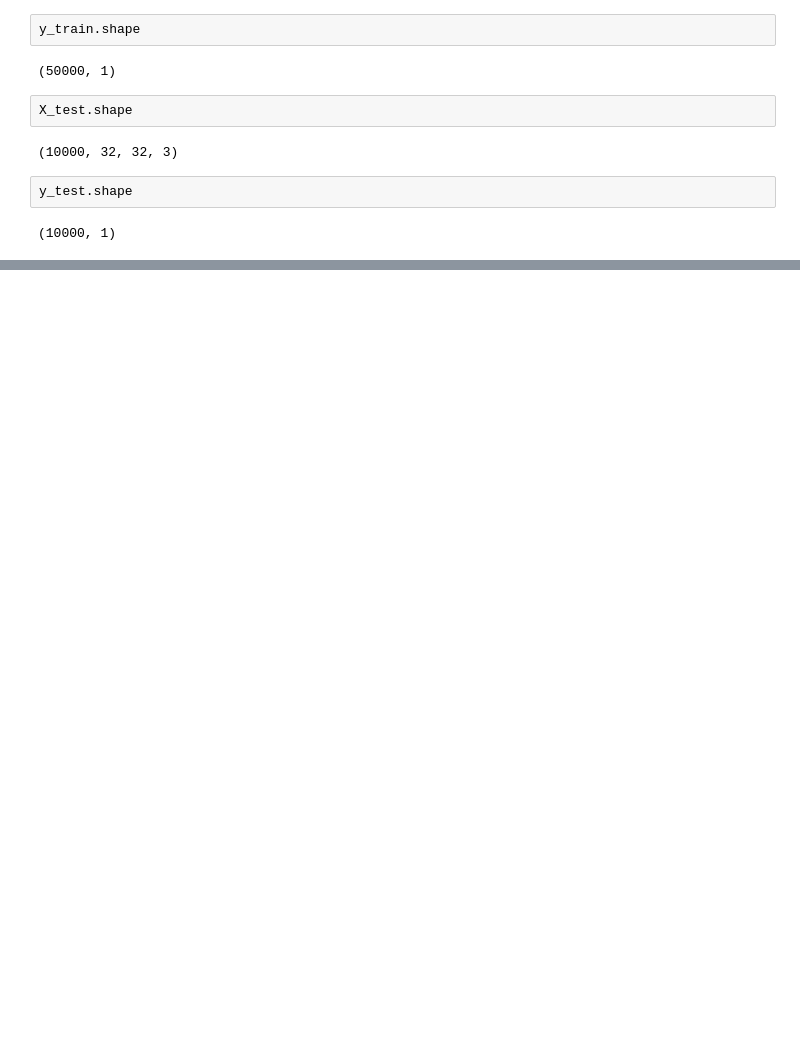
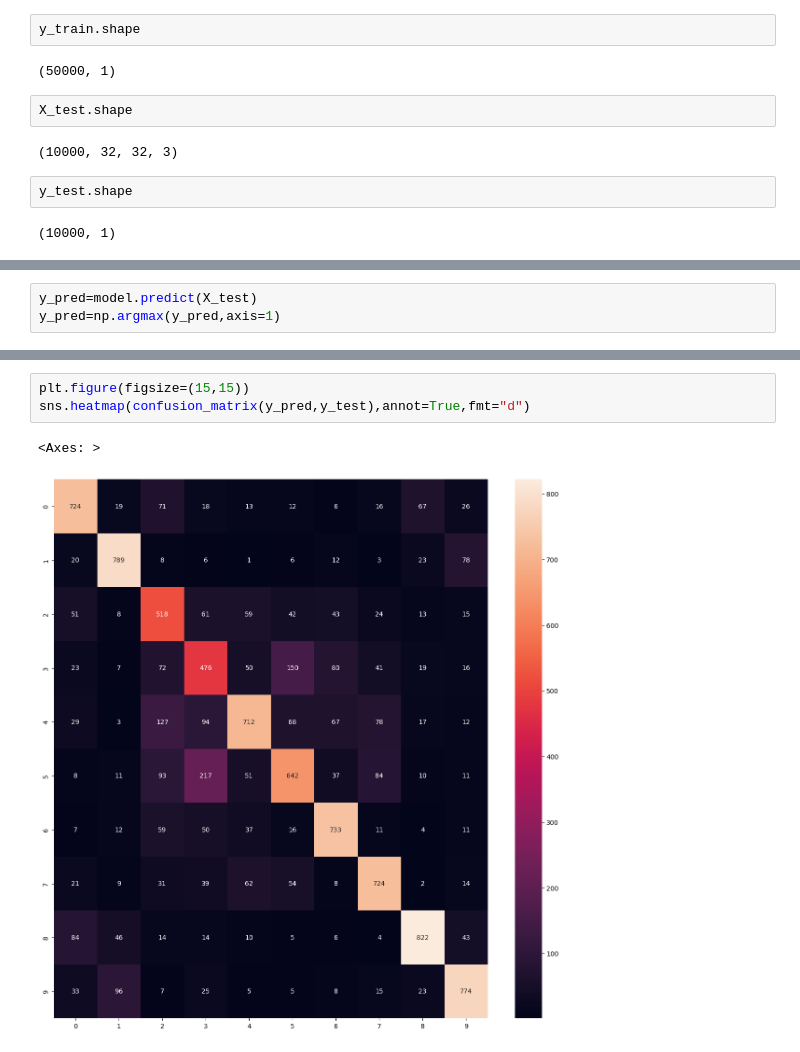
Before and after one commit to Amen-Haj-Brahim/cifar10-CNN, a Jupyter notebook: cifar10CNN.ipynb, the cells around one changed output, grey strips where cells are left out. Cells and saved outputs as stored; diff of their text form; blank space fills up the shorter version.

```diff
--- a/cifar10CNN.ipynb
+++ b/cifar10CNN.ipynb
@@ -110,0 +155,3 @@ def hypertuning():
+# %%
+y_pred=model.predict(X_test)
+y_pred=np.argmax(y_pred,axis=1)
@@ -110,0 +160,6 @@ def hypertuning():
+# %%
+plt.figure(figsize=(15,15))
+sns.heatmap(confusion_matrix(y_pred,y_test),annot=True,fmt="d")
+# %% [output]
+<Axes: >
+[figure, added]
```
Also changed, not shown: parts of 31 cells of this notebook.
